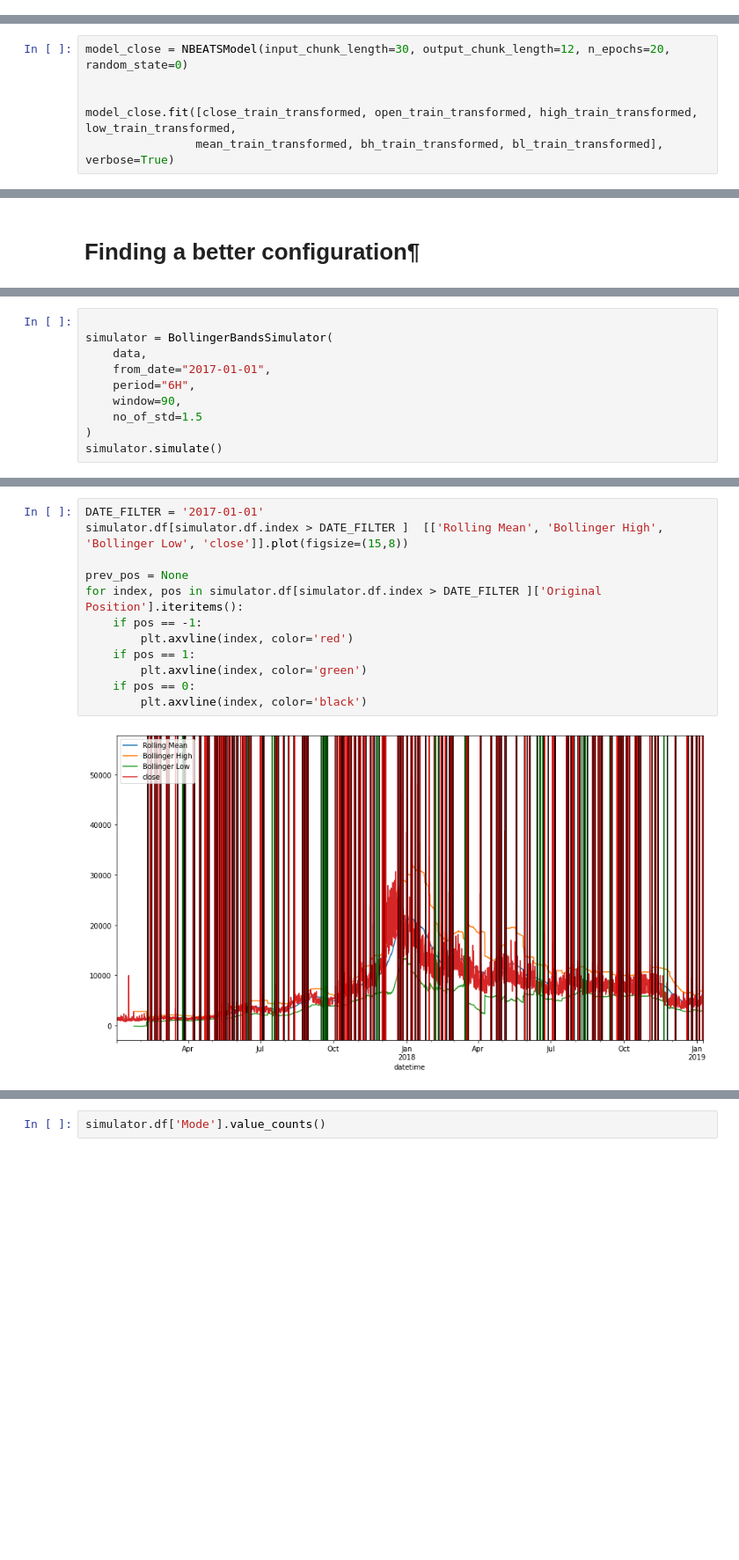
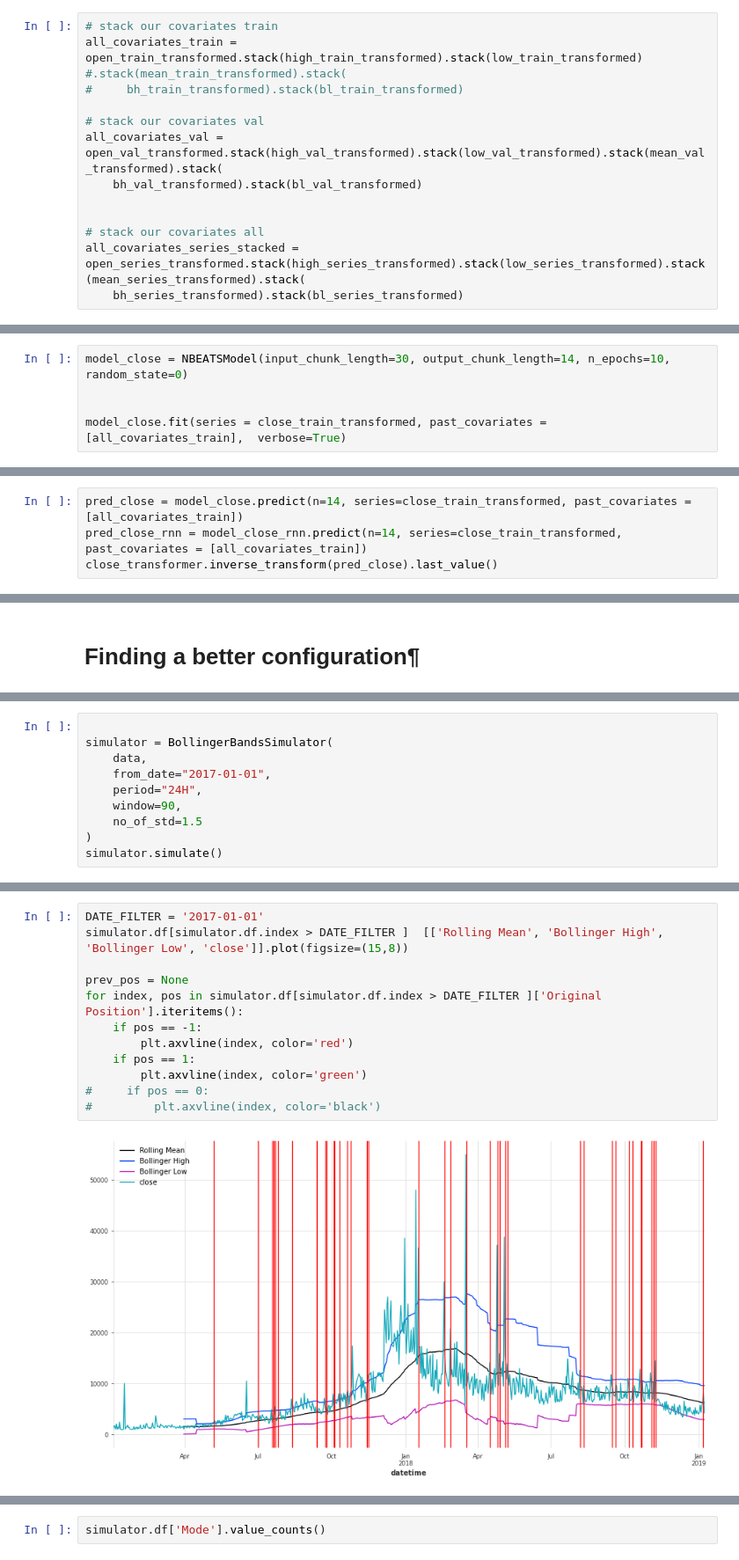
Before and after one commit to jonhilgart22/go-trader, a Jupyter notebook: notebooks/data_exploration.ipynb, the cells around one changed output, grey strips where cells are left out. Shown at 88% size. Cells and saved outputs as stored; diff of their text form; blank space fills up the shorter version.

Commit message:
darts trained

```diff
--- a/notebooks/data_exploration.ipynb
+++ b/notebooks/data_exploration.ipynb
@@ -327,0 +386,14 @@ bl_val_transformed = bl_transformer.transform(bl_val)
+# %%
+# stack our covariates train
+all_covariates_train = open_train_transformed.stack(high_train_transformed).stack(low_train_transformed)
+#.stack(mean_train_transformed).stack(
+#     bh_train_transformed).stack(bl_train_transformed)
+
+# stack our covariates val
+all_covariates_val = open_val_transformed.stack(high_val_transformed).stack(low_val_transformed).stack(mean_val_transformed).stack(
+    bh_val_transformed).stack(bl_val_transformed)
+
+
+# stack our covariates all
+all_covariates_series_stacked = open_series_transformed.stack(high_series_transformed).stack(low_series_transformed).stack(mean_series_transformed).stack(
+    bh_series_transformed).stack(bl_series_transformed)
@@ -328,6 +404,5 @@ bl_val_transformed = bl_transformer.transform(bl_val)
 # %%
-model_close = NBEATSModel(input_chunk_length=30, output_chunk_length=12, n_epochs=20, random_state=0)
+model_close = NBEATSModel(input_chunk_length=30, output_chunk_length=14, n_epochs=10, random_state=0)
 
 
-model_close.fit([close_train_transformed, open_train_transformed, high_train_transformed, low_train_transformed,
-                mean_train_transformed, bh_train_transformed, bl_train_transformed],  verbose=True)
+model_close.fit(series = close_train_transformed, past_covariates = [all_covariates_train],  verbose=True)
@@ -337,0 +418,4 @@ close_series.slice(pd.to_datetime("2016-01-01"), pd.to_datetime("2019-01-02"))
+# %%
+pred_close = model_close.predict(n=14, series=close_train_transformed, past_covariates = [all_covariates_train])
+pred_close_rnn = model_close_rnn.predict(n=14, series=close_train_transformed, past_covariates = [all_covariates_train])
+close_transformer.inverse_transform(pred_close).last_value()
@@ -548,7 +766,7 @@ class BollingerBandsSimulator:
 simulator = BollingerBandsSimulator(
     data,
     from_date="2017-01-01",
-    period="6H",
+    period="24H",
     window=90,
     no_of_std=1.5
 )
@@ -559,15 +800,15 @@ simulator.simulate()
 # %%
 DATE_FILTER = '2017-01-01'
 simulator.df[simulator.df.index > DATE_FILTER ]  [['Rolling Mean', 'Bollinger High', 'Bollinger Low', 'close']].plot(figsize=(15,8))
 
 prev_pos = None
 for index, pos in simulator.df[simulator.df.index > DATE_FILTER ]['Original Position'].iteritems():
     if pos == -1:
         plt.axvline(index, color='red')
     if pos == 1:
         plt.axvline(index, color='green')
-    if pos == 0:
-        plt.axvline(index, color='black')
+#     if pos == 0:
+#         plt.axvline(index, color='black')
 # %% [output]
-[figure, old version]
+[figure, new version]
 # %%
```
Also changed, not shown: parts of 28 cells of this notebook, 1 other file.
